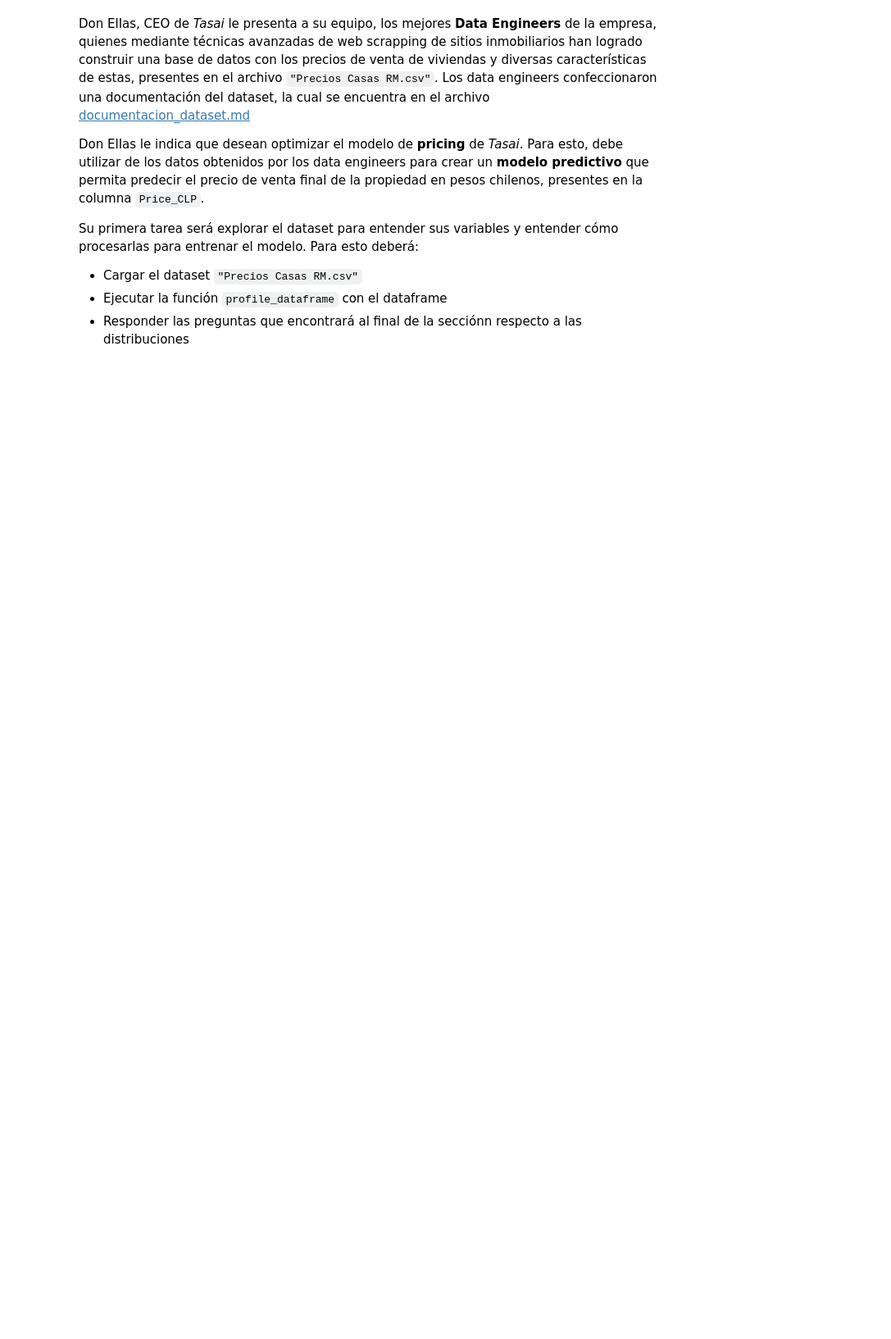
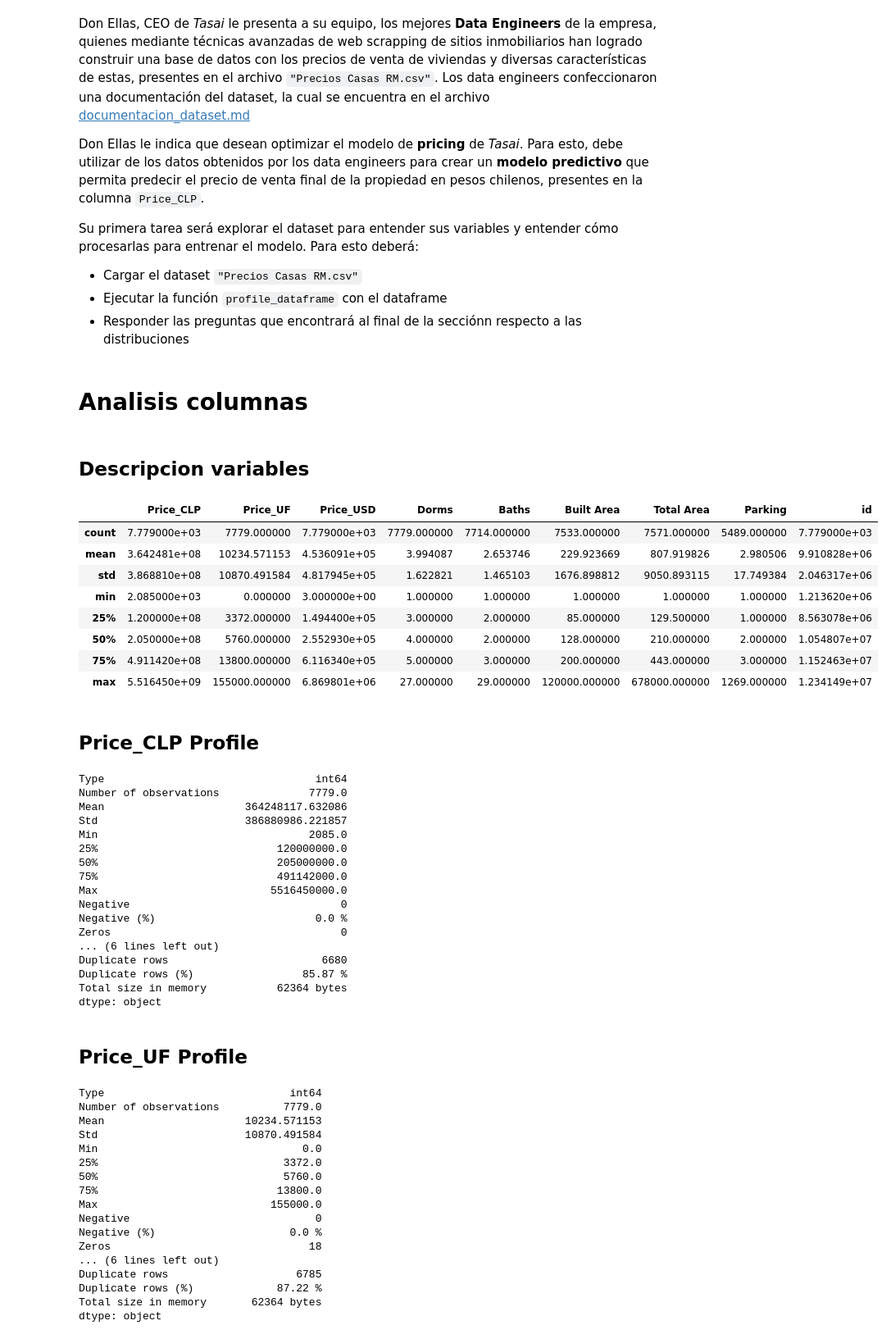
Before and after one commit to matisweet/MDS7202, a Jupyter notebook: labs/lab-6/Lab6_Enunciado.ipynb, the cells around one changed output. Shown at 82% size. Drawn from its saved outputs; the diff is of its cells as text; code cells hidden in the pictures; blank space fills up the shorter version.

```diff
--- a/labs/lab-6/Lab6_Enunciado.ipynb
+++ b/labs/lab-6/Lab6_Enunciado.ipynb
@@ -150,3 +150,52 @@ def profile_dataframe(df, n_samples=1000, random_state=42):
     msno.heatmap(df)
 # %%
 # Inserte acá su código
+profile_dataframe(df)
+# %% [output]
+# Analisis columnas
+## Descripcion variables
+|  | Price_CLP | Price_UF | Price_USD | Dorms | Baths | Built Area | Total Area | Parking | id |
+| count | 7.779000e+03 | 7779.000000 | 7.779000e+03 | 7779.000000 | 7714.000000 | 7533.000000 | 7571.000000 | 5489.000000 | 7.779000e+03 |
+| mean | 3.642481e+08 | 10234.571153 | 4.536091e+05 | 3.994087 | 2.653746 | 229.923669 | 807.919826 | 2.980506 | 9.910828e+06 |
+| std | 3.868810e+08 | 10870.491584 | 4.817945e+05 | 1.622821 | 1.465103 | 1676.898812 | 9050.893115 | 17.749384 | 2.046317e+06 |
+| min | 2.085000e+03 | 0.000000 | 3.000000e+00 | 1.000000 | 1.000000 | 1.000000 | 1.000000 | 1.000000 | 1.213620e+06 |
+| 25% | 1.200000e+08 | 3372.000000 | 1.494400e+05 | 3.000000 | 2.000000 | 85.000000 | 129.500000 | 1.000000 | 8.563078e+06 |
+| 50% | 2.050000e+08 | 5760.000000 | 2.552930e+05 | 4.000000 | 2.000000 | 128.000000 | 210.000000 | 2.000000 | 1.054807e+07 |
+| 75% | 4.911420e+08 | 13800.000000 | 6.116340e+05 | 5.000000 | 3.000000 | 200.000000 | 443.000000 | 3.000000 | 1.152463e+07 |
+| max | 5.516450e+09 | 155000.000000 | 6.869801e+06 | 27.000000 | 29.000000 | 120000.000000 | 678000.000000 | 1269.000000 | 1.234149e+07 |
+## Price_CLP Profile
+Type                                 int64
+Number of observations              7779.0
+Mean                      364248117.632086
+Std                       386880986.221857
+Min                                 2085.0
+25%                            120000000.0
+50%                            205000000.0
+75%                            491142000.0
+Max                           5516450000.0
+Negative                                 0
+Negative (%)                         0.0 %
+Zeros                                    0
+... (6 lines left out)
+Duplicate rows                        6680
+Duplicate rows (%)                 85.87 %
+Total size in memory           62364 bytes
+dtype: object
+## Price_UF Profile
+Type                             int64
+Number of observations          7779.0
+Mean                      10234.571153
+Std                       10870.491584
+Min                                0.0
+25%                             3372.0
+50%                             5760.0
+75%                            13800.0
+Max                           155000.0
+Negative                             0
+Negative (%)                     0.0 %
+Zeros                               18
+... (6 lines left out)
+Duplicate rows                    6785
+Duplicate rows (%)             87.22 %
+Total size in memory       62364 bytes
+dtype: object
```
Also changed, not shown: parts of 8 cells of this notebook.
